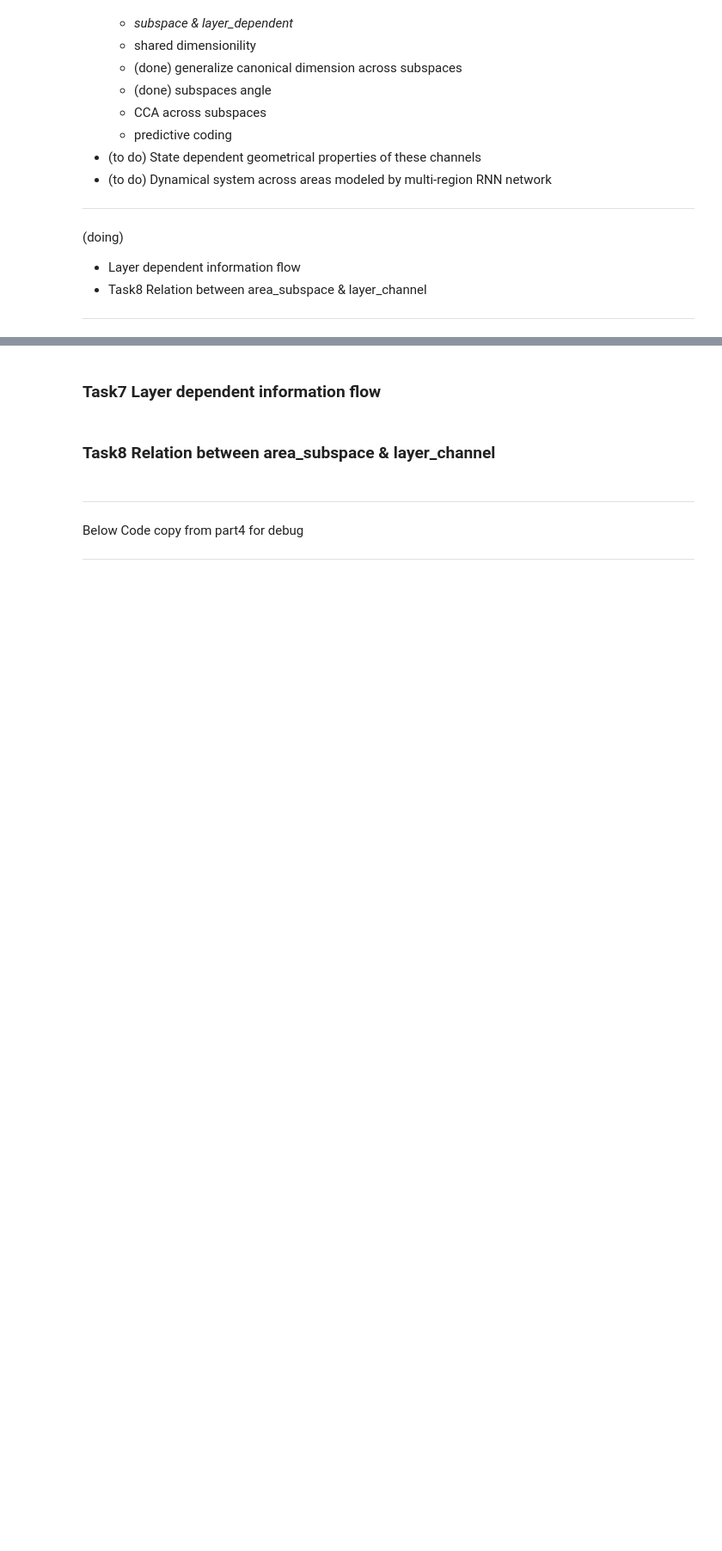
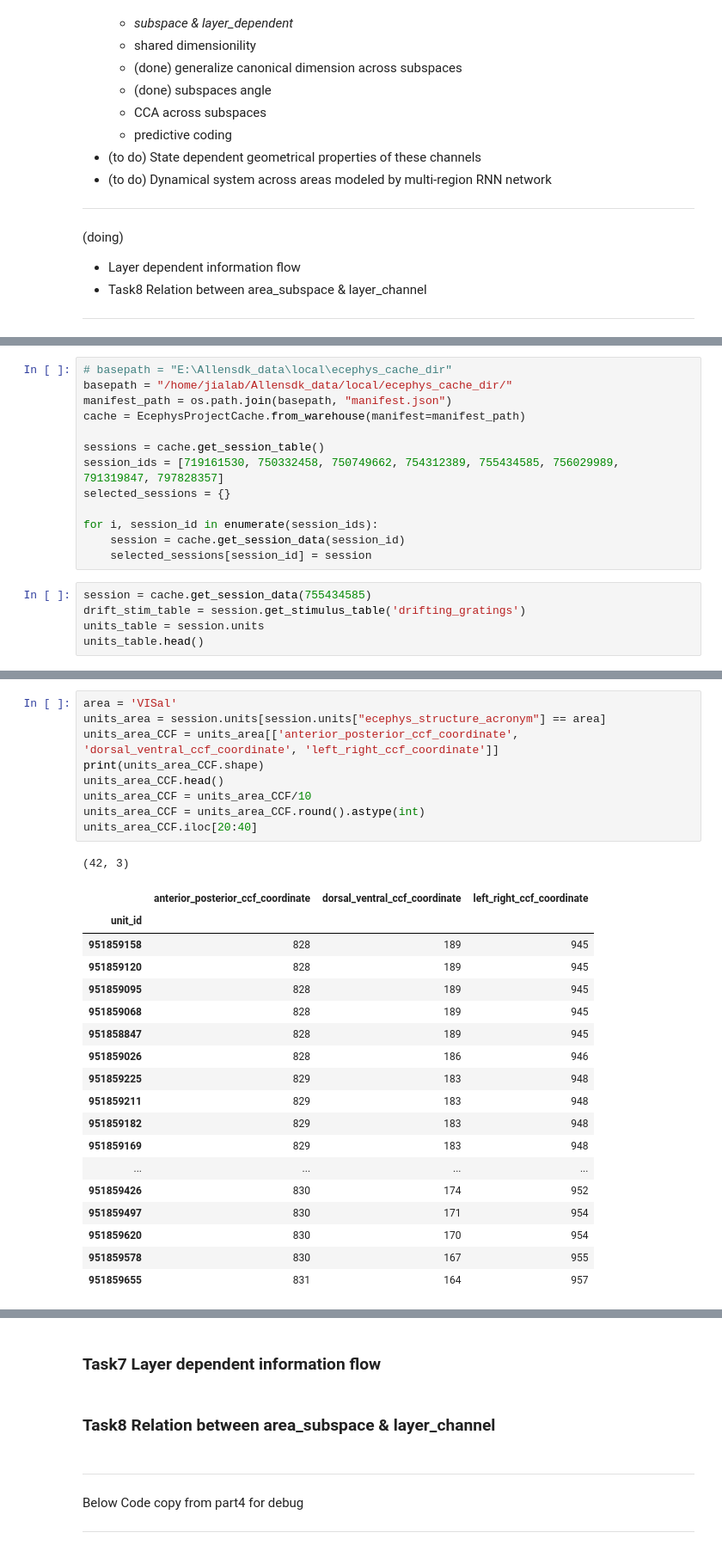
Before and after one commit to Jp-17/Coding_learning, a Jupyter notebook: Project_explore/Information flow across areas/CS_CCA_part5.ipynb, the cells around one changed output, grey strips where cells are left out. Shown: that part at 86% size. Saved outputs shown, nothing was run; the diff lists cells and outputs as text; blank space fills up the shorter version.

```diff
--- a/Project_explore/Information flow across areas/CS_CCA_part5.ipynb
+++ b/Project_explore/Information flow across areas/CS_CCA_part5.ipynb
@@ -47,0 +49,18 @@ from allensdk.brain_observatory.ecephys.ecephys_project_cache import EcephysProj
+# %%
+# basepath = "E:\Allensdk_data\local\ecephys_cache_dir"
+basepath = "/home/jialab/Allensdk_data/local/ecephys_cache_dir/"
+manifest_path = os.path.join(basepath, "manifest.json")
+cache = EcephysProjectCache.from_warehouse(manifest=manifest_path)
+
+sessions = cache.get_session_table()
+session_ids = [719161530, 750332458, 750749662, 754312389, 755434585, 756029989, 791319847, 797828357]
+selected_sessions = {}
+
+for i, session_id in enumerate(session_ids):
+    session = cache.get_session_data(session_id)
+    selected_sessions[session_id] = session
+# %%
+session = cache.get_session_data(755434585)
+drift_stim_table = session.get_stimulus_table('drifting_gratings')
+units_table = session.units
+units_table.head()
@@ -47,0 +157,29 @@ from allensdk.brain_observatory.ecephys.ecephys_project_cache import EcephysProj
+# %%
+area = 'VISal'
+units_area = session.units[session.units["ecephys_structure_acronym"] == area]
+units_area_CCF = units_area[['anterior_posterior_ccf_coordinate', 'dorsal_ventral_ccf_coordinate', 'left_right_ccf_coordinate']]
+print(units_area_CCF.shape)
+units_area_CCF.head()
+units_area_CCF = units_area_CCF/10
+units_area_CCF = units_area_CCF.round().astype(int)
+units_area_CCF.iloc[20:40]
+# %% [output]
+(42, 3)
+|  | anterior_posterior_ccf_coordinate | dorsal_ventral_ccf_coordinate | left_right_ccf_coordinate |
+| unit_id |  |  |  |
+| 951859158 | 828 | 189 | 945 |
+| 951859120 | 828 | 189 | 945 |
+| 951859095 | 828 | 189 | 945 |
+| 951859068 | 828 | 189 | 945 |
+| 951858847 | 828 | 189 | 945 |
+| 951859026 | 828 | 186 | 946 |
+| 951859225 | 829 | 183 | 948 |
+| 951859211 | 829 | 183 | 948 |
+| 951859182 | 829 | 183 | 948 |
+| 951859169 | 829 | 183 | 948 |
+| ... | ... | ... | ... |
+| 951859426 | 830 | 174 | 952 |
+| 951859497 | 830 | 171 | 954 |
+| 951859620 | 830 | 170 | 954 |
+| 951859578 | 830 | 167 | 955 |
+| 951859655 | 831 | 164 | 957 |
```
Also changed, not shown: parts of 12 cells of this notebook, 2 other files.
